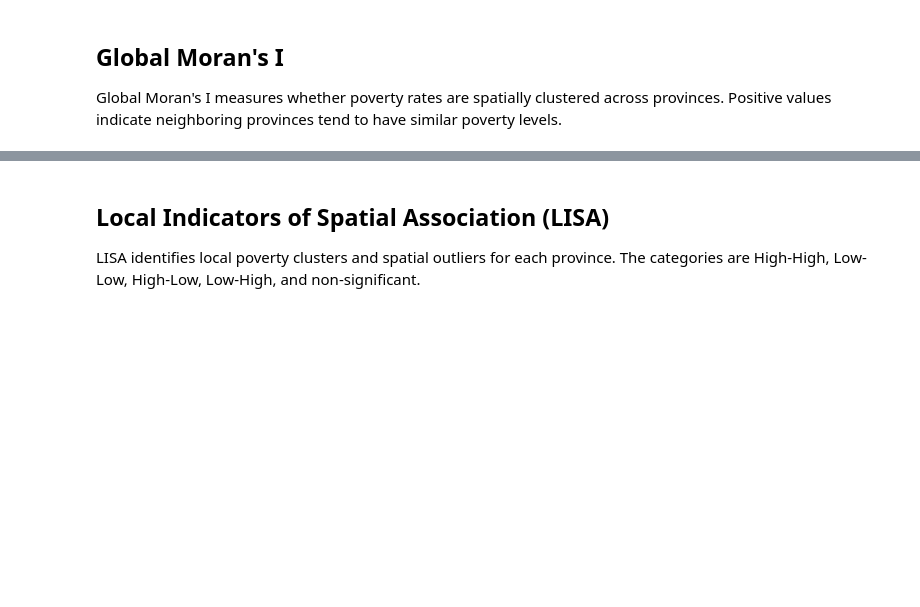
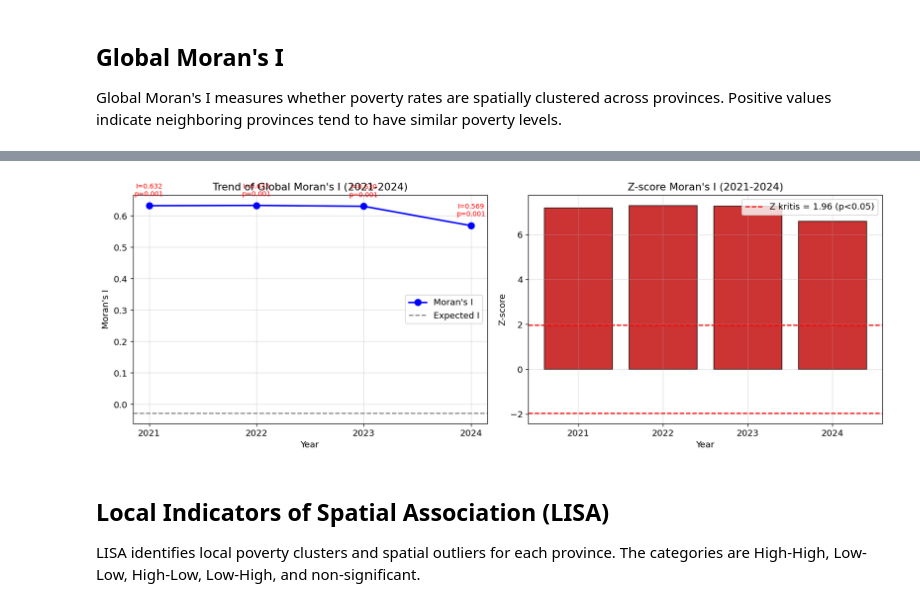
Before and after one commit to Rizki0907/GeoSosEkon-DatMin, a Jupyter notebook: LAYER 3 - SPATIAL AUTOKORELASI (MORANS I + LISA MAP)/spatial_autocorrelation_morans_lisa_project_datmin.ipynb, the cells around one changed output, grey strips where cells are left out. Saved outputs shown, nothing was run; the diff lists cells and outputs as text; code cells hidden in the pictures; blank space fills up the shorter version.

```diff
--- a/LAYER 3 - SPATIAL AUTOKORELASI (MORANS I + LISA MAP)/spatial_autocorrelation_morans_lisa_project_datmin.ipynb
+++ b/LAYER 3 - SPATIAL AUTOKORELASI (MORANS I + LISA MAP)/spatial_autocorrelation_morans_lisa_project_datmin.ipynb
@@ -372,38 +457,21 @@ plt.show()
 # %%
-fig, axes = plt.subplots(1, 2, figsize=(14, 5))
+fig_trend = make_subplots(rows=1, cols=2, subplot_titles=("Trend of Global Moran's I (2021-2024)", "Z-score Moran's I (2021-2024)"))
 
-ax = axes[0]
-ax.plot(df_global['year'], df_global['moran_i'], 'bo-', linewidth=2, markersize=8, label="Moran's I")
-ax.axhline(df_global['expected_i'].mean(), color='gray', linestyle='--', label='Expected I')
-for _, row in df_global.iterrows():
-    color = 'red' if row['significant'] else 'black'
-    ax.annotate(f"I={row['moran_i']:.3f}\np={row['p_sim']:.3f}",
-                xy=(row['year'], row['moran_i']),
-                xytext=(0, 12), textcoords='offset points',
-                fontsize=8.5, ha='center', color=color)
-ax.set_xlabel('Year')
-ax.set_ylabel("Moran's I")
-ax.set_title("Trend of Global Moran's I (2021-2024)")
-ax.legend()
-ax.grid(alpha=0.4)
-ax.set_xticks(df_global['year'])
+# Subplot 1
+fig_trend.add_trace(go.Scatter(x=df_global['year'], y=df_global['moran_i'], mode='lines+markers', marker=dict(size=10, color='blue'), name="Moran's I"), row=1, col=1)
+fig_trend.add_hline(y=df_global['expected_i'].mean(), line_dash="dash", line_color="gray", annotation_text="Expected I", row=1, col=1)
 
-ax2 = axes[1]
-ax2.bar(df_global['year'], df_global['z_score'],
-        color=['#C00000' if s else '#4472C4' for s in df_global['significant']],
-        alpha=0.8, edgecolor='black')
-ax2.axhline(1.96, color='red', linestyle='--', label='Z kritis = 1.96 (p<0.05)')
-ax2.axhline(-1.96, color='red', linestyle='--')
-ax2.set_xlabel('Year')
-ax2.set_ylabel('Z-score')
-ax2.set_title("Z-score Moran's I (2021-2024)")
-ax2.legend()
-ax2.grid(alpha=0.4)
-ax2.set_xticks(df_global['year'])
+# Subplot 2
+colors_z = ['#C00000' if s else '#4472C4' for s in df_global['significant']]
+fig_trend.add_trace(go.Bar(x=df_global['year'], y=df_global['z_score'], marker_color=colors_z, name="Z-score"), row=1, col=2)
+fig_trend.add_hline(y=1.96, line_dash="dash", line_color="red", annotation_text="Z kritis = 1.96", row=1, col=2)
+fig_trend.add_hline(y=-1.96, line_dash="dash", line_color="red", row=1, col=2)
 
-plt.tight_layout()
-plt.savefig(OUTPUT_DIR / 'plot_moran_trend.png', bbox_inches='tight')
-plt.show()
+fig_trend.update_layout(height=500, width=1100, title_text='Global Moran Analysis')
+fig_trend.write_json(OUTPUT_DIR / 'plot_moran_trend.json')
+fig_trend.show()
+# %% [output]
+[figure, added]
 # %% [markdown]
 ## Local Indicators of Spatial Association (LISA)
 
```
Also changed, not shown: parts of 20 cells of this notebook, 1 other file.
